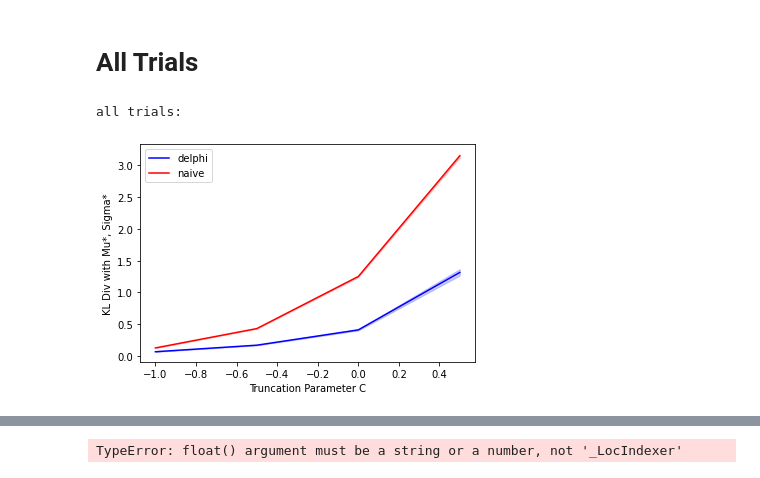
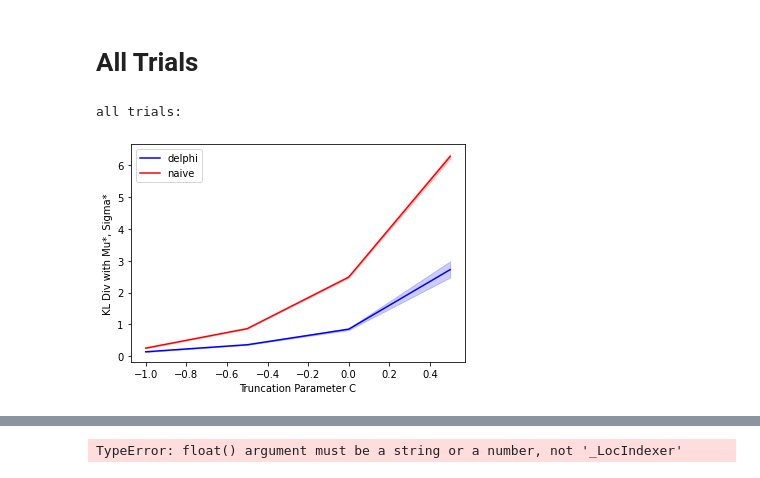
Before and after one commit to pstefanou12/delphi.ai, a Jupyter notebook: notebooks/CensoredMultivariateNormal.ipynb, the cells around one changed output, grey strips where cells are left out. Saved outputs shown, nothing was run; the diff lists cells and outputs as text; code cells hidden in the pictures.

Commit message:
interesting experiment run with censored.

```diff
--- a/notebooks/CensoredMultivariateNormal.ipynb
+++ b/notebooks/CensoredMultivariateNormal.ipynb
@@ -23,7 +23,7 @@ import datetime
 # Helpers
 # %%
 STORE_PATH = '/home/pstefanou/censored_multi'
-STORE_TABLE_NAME = 'censored'
+STORE_TABLE_NAME = 'censored_df'
 
 store = Store(STORE_PATH)
 
@@ -93,7 +91,7 @@ TypeError: 'censored_multivariate_normal' object is not callable
 # Results
 # %%
 reader = CollectionReader(STORE_PATH)
-results = reader.df(STORE_TABLE_NAME)
+df = reader.df(STORE_TABLE_NAME)
 reader.close() # close reader
-results.head()
+df.head()
 # %% [output]
@@ -111,11 +114,11 @@ Warning: exp_id f87e4aa2-1531-42e4-a7ca-f9dc3ef7d2f0 has no table 'censored10k'.
 # %%
 print("all trials:")
 
 # variance vs param mse
-sns.lineplot(data=results, x='C', y='delphi_kl', label='delphi', color='blue')
-ax = sns.lineplot(data=results, x='C', y='naive_kl', label='naive', color='red')
+sns.lineplot(data=df, x='C', y='delphi_kl', label='delphi', color='blue')
+ax = sns.lineplot(data=df, x='C', y='naive_kl', label='naive', color='red')
 ax.set(xlabel='Truncation Parameter C', ylabel='KL Div with Mu*, Sigma*')
 plt.show()
 # %% [output]
 all trials:
-[figure, old version]
+[figure, new version]
```
Also changed, not shown: parts of 12 cells of this notebook, 2 other files.
